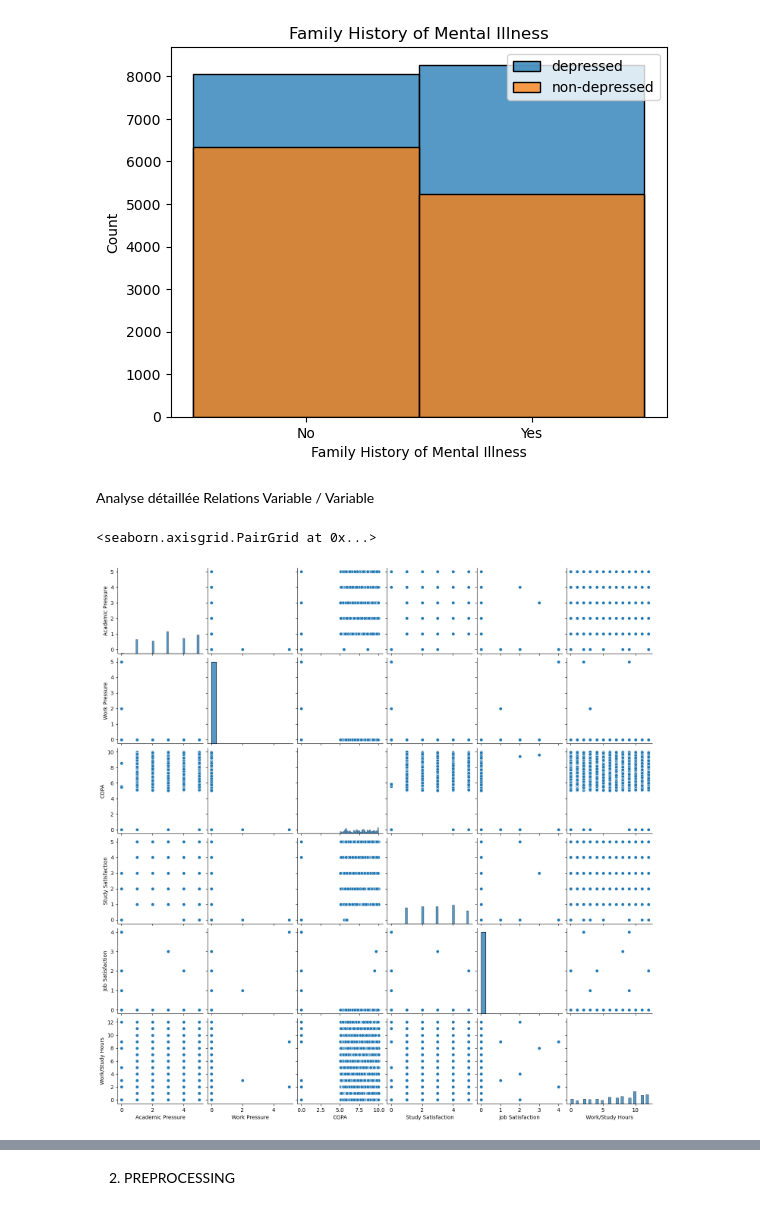
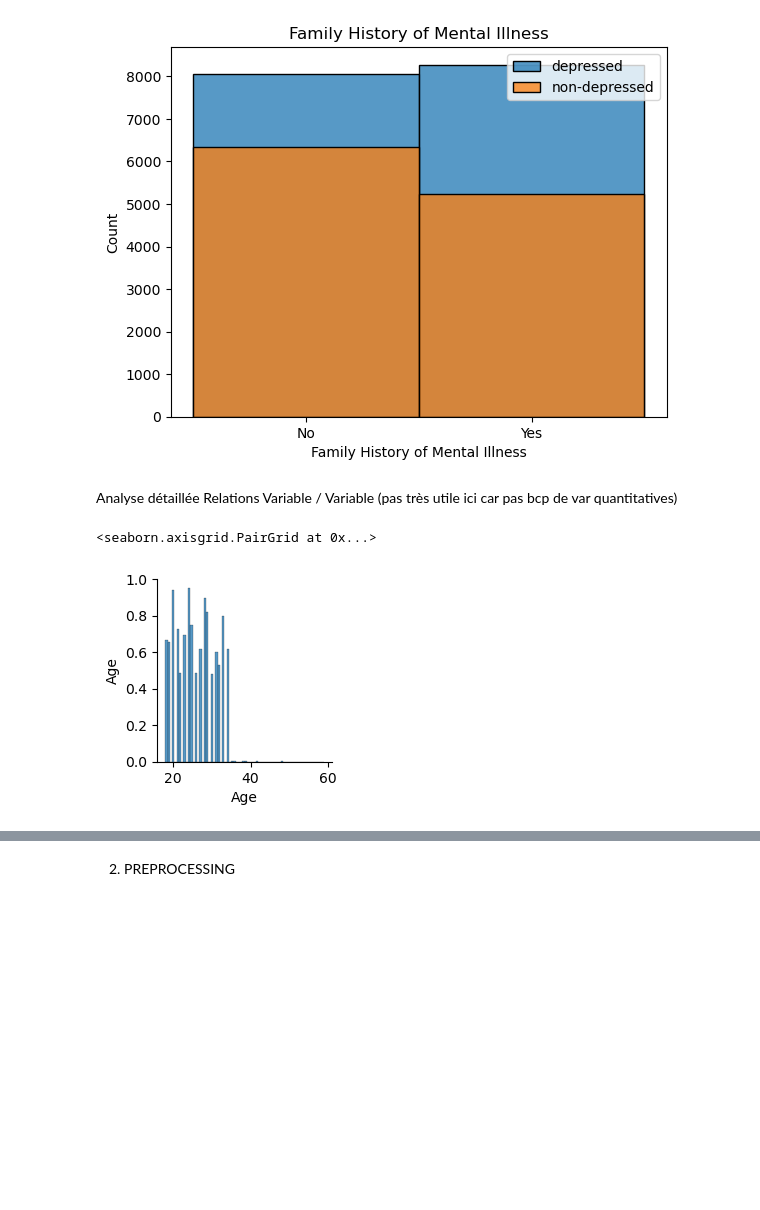
Before and after one commit to Nemios/DataTrek, a Jupyter notebook: DataTrek.ipynb, the cells around one changed output, grey strips where cells are left out. Saved outputs shown, nothing was run; the diff lists cells and outputs as text; code cells hidden in the pictures; blank space fills up the shorter version.

Commit message:
debut preprocessing dataset

```diff
--- a/DataTrek.ipynb
+++ b/DataTrek.ipynb
@@ -9,4 +8,4 @@ import time
 # %% [markdown]
 Lecture du dataset en .csv avec Pandas, enregistré en DataFrame Pandas
 # %%
-df = pd.read_csv(r"Data\Raw\student-depression-dataset.csv")
+data = pd.read_csv(r"Data\Raw\student-depression-dataset.csv")
@@ -13,3 +14,5 @@ df = pd.read_csv(r"Data\Raw\student-depression-dataset.csv")
+# %%
+df = data.copy()
 # %% [markdown]
 1. EDA (Exploratory Data Analysis)
 # %% [markdown]
@@ -260,9 +265,9 @@ for col in mental_health_history_columns:
 [figure]
 [figure]
 # %% [markdown]
-Analyse détaillée Relations Variable / Variable
+Analyse détaillée Relations Variable / Variable (pas très utile ici car pas bcp de var quantitatives)
 # %%
-sns.heatmap(df.loc[:,academic_performance_columns].corr())
+sns.pairplot(df.loc[:,demographic_information_columns])
 # %% [output]
 <seaborn.axisgrid.PairGrid at 0x...>
-[figure, old version]
+[figure, new version]
```
Also changed, not shown: parts of 20 cells of this notebook, 1 other file.
